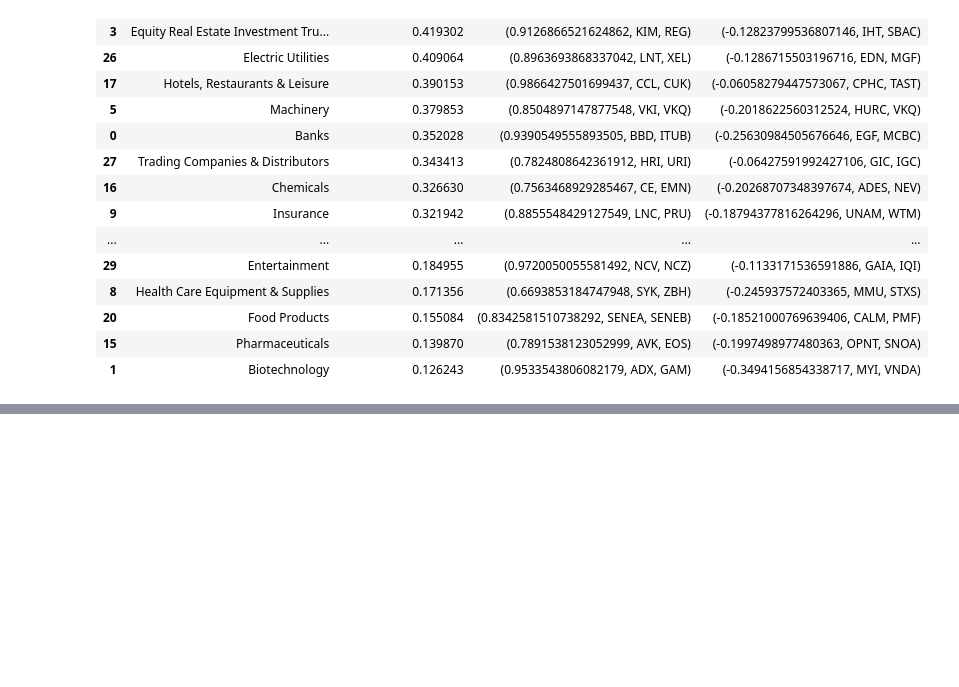
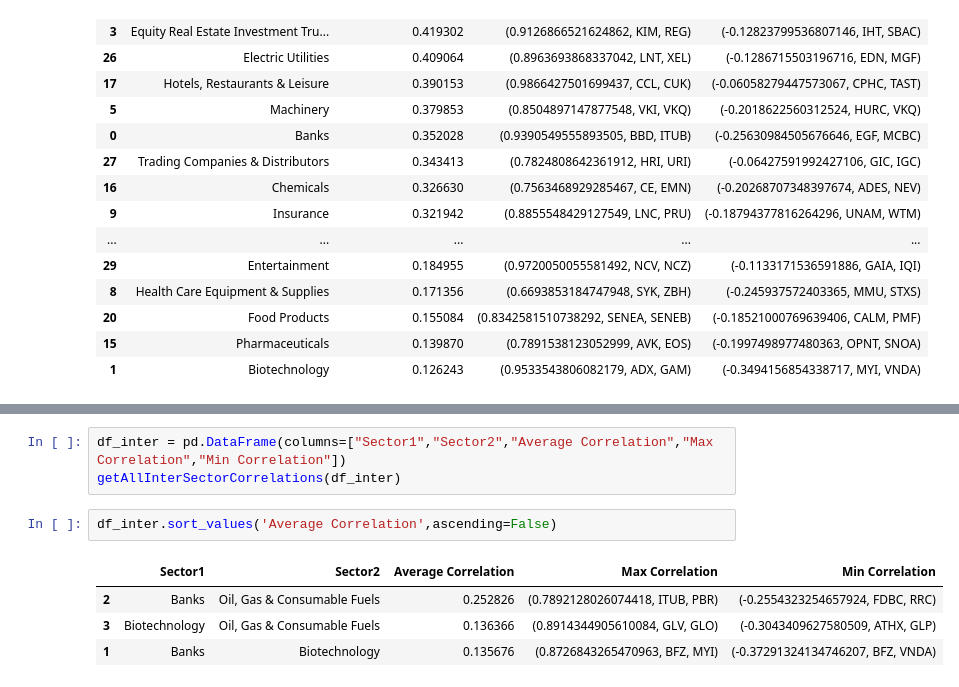
Before and after one commit to deliarm/672_final, a Jupyter notebook: sectorComp.ipynb, the cells around one changed output, grey strips where cells are left out. Saved outputs shown, nothing was run; the diff lists cells and outputs as text; blank space fills up the shorter version.

Commit message:
done intra and inter sector correlations with minor speed fix

```diff
--- a/sectorComp.ipynb
+++ b/sectorComp.ipynb
@@ -155,0 +180,10 @@ The next few blocks of code perform a similar calculation as above, however this
+# %%
+df_inter = pd.DataFrame(columns=["Sector1","Sector2","Average Correlation","Max Correlation","Min Correlation"])
+getAllInterSectorCorrelations(df_inter)
+# %%
+df_inter.sort_values('Average Correlation',ascending=False)
+# %% [output]
+|  | Sector1 | Sector2 | Average Correlation | Max Correlation | Min Correlation |
+| 2 | Banks | Oil, Gas & Consumable Fuels | 0.252826 | (0.7892128026074418, ITUB, PBR) | (-0.2554323254657924, FDBC, RRC) |
+| 3 | Biotechnology | Oil, Gas & Consumable Fuels | 0.136366 | (0.8914344905610084, GLV, GLO) | (-0.3043409627580509, ATHX, GLP) |
+| 1 | Banks | Biotechnology | 0.135676 | (0.8726843265470963, BFZ, MYI) | (-0.37291324134746207, BFZ, VNDA) |
```
Also changed, not shown: parts of 8 cells of this notebook, 1 other file.
